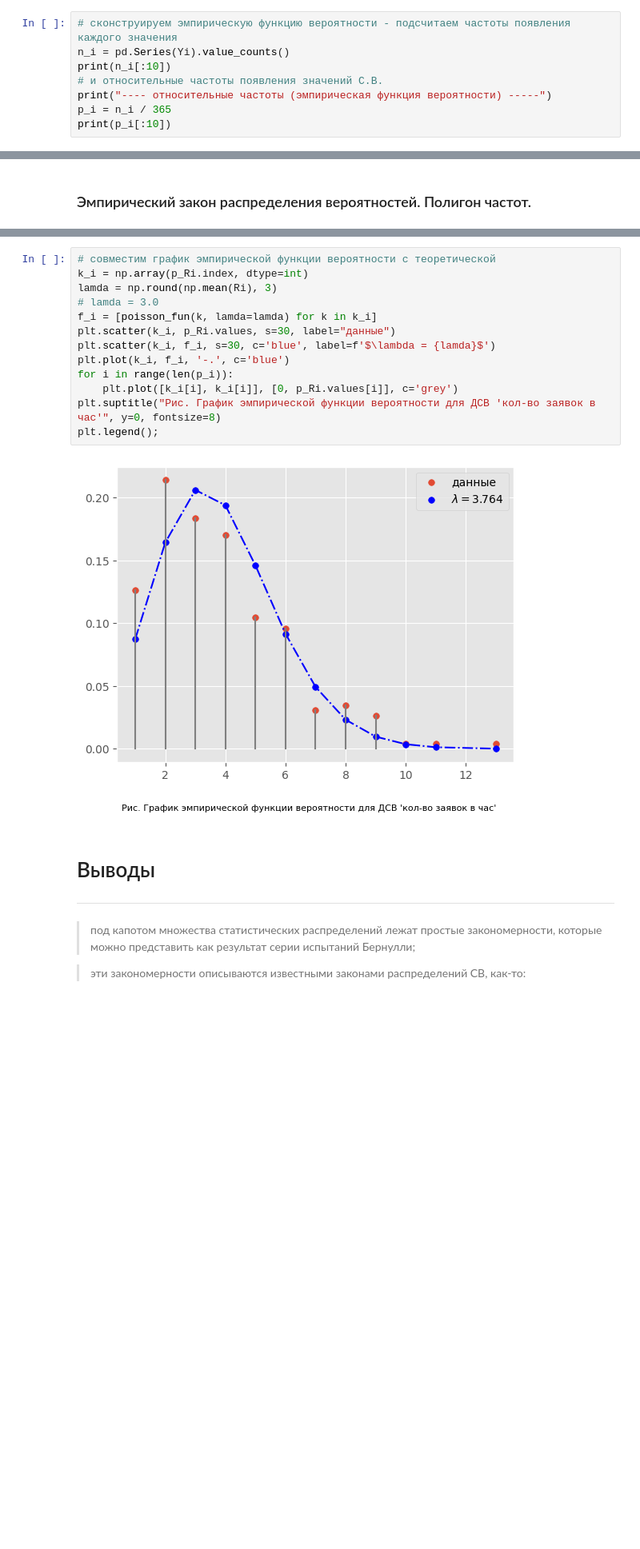
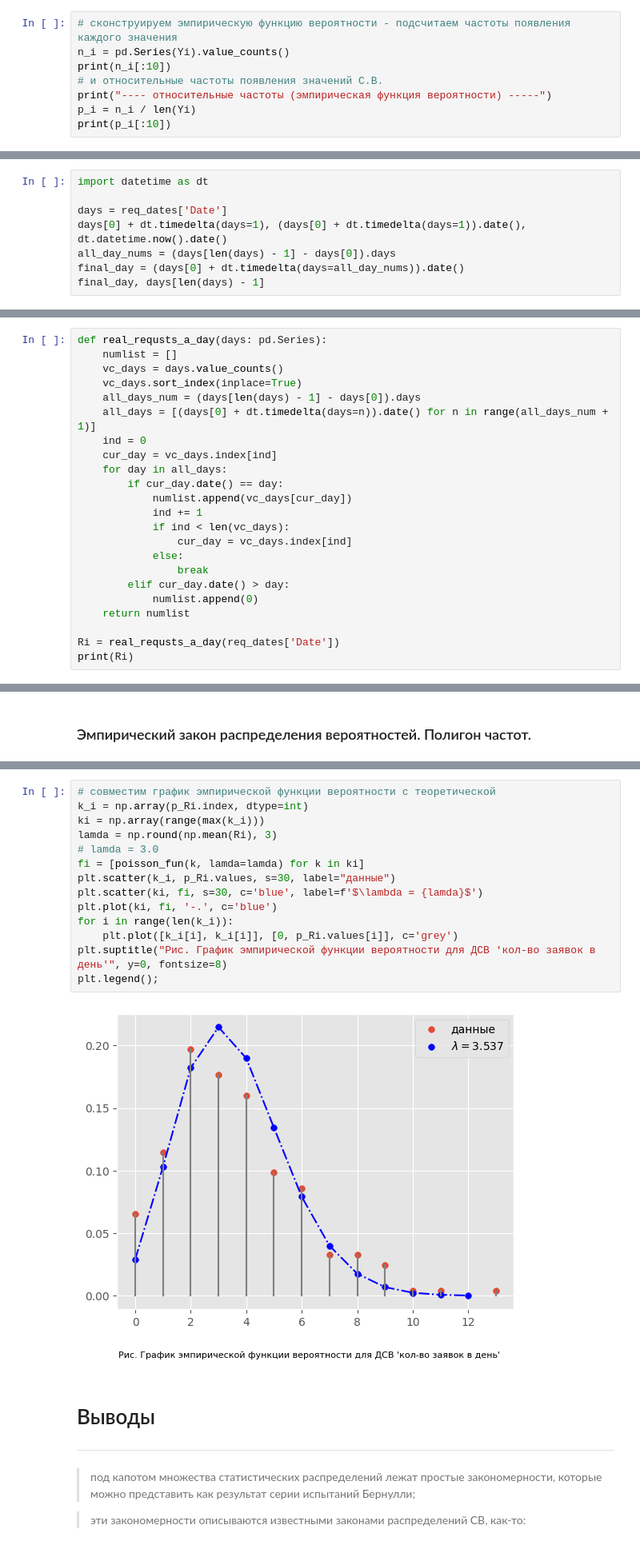
Before and after one commit to garry-nn/repo1, a Jupyter notebook: Lesson03/TV_lesson03_mc_repo.ipynb, the cells around one changed output, grey strips where cells are left out. Shown at 80% size. Cells and saved outputs as stored; diff of their text form; blank space fills up the shorter version.

Commit message:
correct TV_lesson03_mc_repo.ipynb
учел "нулевые дни" при анализе потока заявок на подключение, подправил код при рисовании графика, чтобы исключить появление ошибки

```diff
--- a/Lesson03/TV_lesson03_mc_repo.ipynb
+++ b/Lesson03/TV_lesson03_mc_repo.ipynb
@@ -179,6 +185,6 @@ n_i = pd.Series(Yi).value_counts()
 print(n_i[:10])
 # и относительные частоты появления значений С.В.
 print("---- относительные частоты (эмпирическая функция вероятности) -----")
-p_i = n_i / 365
+p_i = n_i / len(Yi)
 print(p_i[:10])
 # %% [output]
@@ -264,0 +292,8 @@ req_dates
+# %%
+import datetime as dt
+
+days = req_dates['Date']
+days[0] + dt.timedelta(days=1), (days[0] + dt.timedelta(days=1)).date(), dt.datetime.now().date()
+all_day_nums = (days[len(days) - 1] - days[0]).days
+final_day = (days[0] + dt.timedelta(days=all_day_nums)).date()
+final_day, days[len(days) - 1]
@@ -285,0 +309,23 @@ print(Ri)
+# %%
+def real_requsts_a_day(days: pd.Series):
+    numlist = []
+    vc_days = days.value_counts()
+    vc_days.sort_index(inplace=True)
+    all_days_num = (days[len(days) - 1] - days[0]).days
+    all_days = [(days[0] + dt.timedelta(days=n)).date() for n in range(all_days_num + 1)]
+    ind = 0
+    cur_day = vc_days.index[ind]
+    for day in all_days:
+        if cur_day.date() == day:
+            numlist.append(vc_days[cur_day])
+            ind += 1
+            if ind < len(vc_days):
+                cur_day = vc_days.index[ind]
+            else:
+                break
+        elif cur_day.date() > day:
+            numlist.append(0)
+    return numlist
+
+Ri = real_requsts_a_day(req_dates['Date'])
+print(Ri)
@@ -319,18 +371,19 @@ plt.suptitle("Рис. График эмпирической функции ве
 # %%
 # совместим график эмпирической функции вероятности с теоретической
 k_i = np.array(p_Ri.index, dtype=int)
+ki = np.array(range(max(k_i)))
 lamda = np.round(np.mean(Ri), 3)
 # lamda = 3.0
-f_i = [poisson_fun(k, lamda=lamda) for k in k_i]
+fi = [poisson_fun(k, lamda=lamda) for k in ki]
 plt.scatter(k_i, p_Ri.values, s=30, label="данные")
-plt.scatter(k_i, f_i, s=30, c='blue', label=f'$\lambda = {lamda}$')
-plt.plot(k_i, f_i, '-.', c='blue')
-for i in range(len(p_i)):
+plt.scatter(ki, fi, s=30, c='blue', label=f'$\lambda = {lamda}$')
+plt.plot(ki, fi, '-.', c='blue')
+for i in range(len(k_i)):
     plt.plot([k_i[i], k_i[i]], [0, p_Ri.values[i]], c='grey')
-plt.suptitle("Рис. График эмпирической функции вероятности для ДСВ 'кол-во заявок в час'", y=0, fontsize=8)
+plt.suptitle("Рис. График эмпирической функции вероятности для ДСВ 'кол-во заявок в день'", y=0, fontsize=8)
 plt.legend();
 # %% [output]
-[figure, old version]
+[figure, new version]
 # %% [markdown]
 # Выводы
 ---
```
Also changed, not shown: parts of 28 cells of this notebook.
